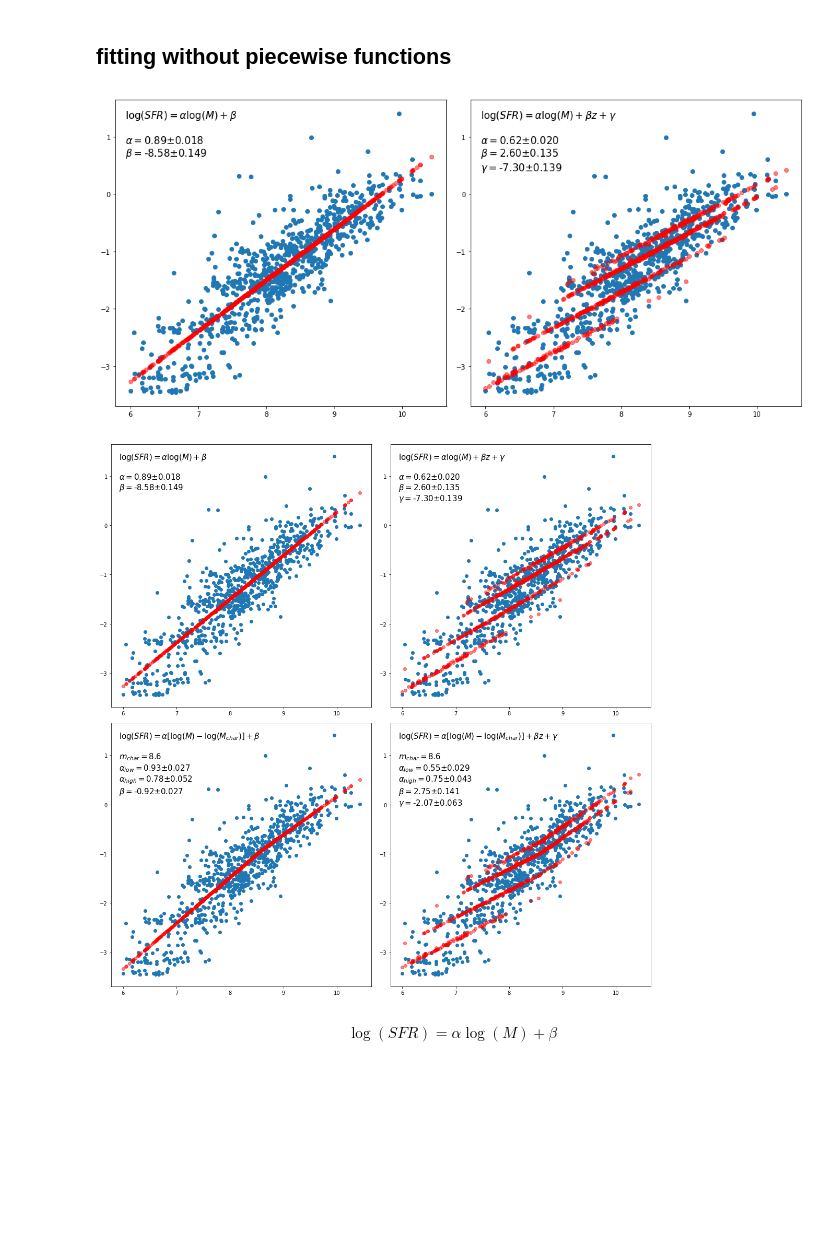
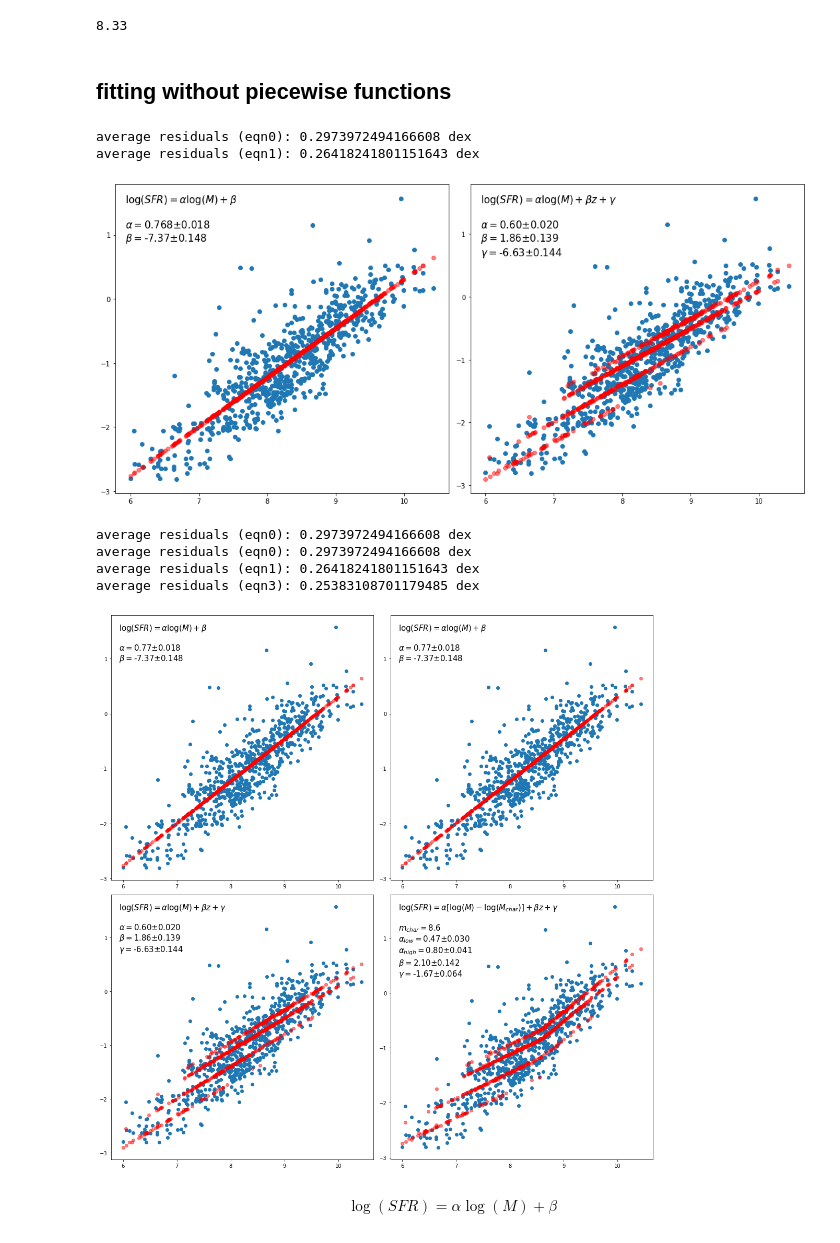
Before and after one commit to kaitshin/LowM_MainSequence, a Jupyter notebook: notebooks/comparing_models.ipynb, the cells around one changed output. Drawn from its saved outputs; the diff is of its cells as text; code cells hidden in the pictures; blank space fills up the shorter version.

```diff
--- a/notebooks/comparing_models.ipynb
+++ b/notebooks/comparing_models.ipynb
@@ -15,18 +27,26 @@ CUTOFF_MASS = 6.0
+# %%
+np.median(corr_tbl['stlr_mass'])
+# %% [output]
+8.33
 # %%
-corr_tbl = asc.read(FULL_PATH+'Main_Sequence/mainseq_corrections_tbl.txt',
-    guess=False, Reader=asc.FixedWidthTwoLine)
-good_sig_iis = np.where((corr_tbl['flux_sigma'] >= CUTOFF_SIGMA) &
-    (corr_tbl['stlr_mass'] >= CUTOFF_MASS))[0]
+corr_tbl = asc.read(config.FULL_PATH+config.mainseq_corrs_tbl, guess=False, Reader=asc.FixedWidthTwoLine)
+good_sig_iis = np.where((corr_tbl['flux_sigma'] >= config.CUTOFF_SIGMA)
+                        & (corr_tbl['stlr_mass'] >= config.CUTOFF_MASS))[0]
 corr_tbl = corr_tbl[good_sig_iis]
 
-filts = corr_tbl['filt'].data
-sigmas = corr_tbl['meas_errs'].data
-mass = corr_tbl['stlr_mass'].data
 sfr = corr_tbl['met_dep_sfr'].data
 dust_corr_factor = corr_tbl['dust_corr_factor'].data
 filt_corr_factor = corr_tbl['filt_corr_factor'].data
 nii_ha_corr_factor = corr_tbl['nii_ha_corr_factor'].data
-sfrs = sfr+filt_corr_factor+nii_ha_corr_factor+dust_corr_factor
+FUV_corr_factor = get_FUV_corrs(corr_tbl)
+sfrs = sfr+filt_corr_factor+nii_ha_corr_factor+dust_corr_factor+FUV_corr_factor
+
+# test_sig_iis = np.where((corr_tbl['stlr_mass'] >= 7.5) & (corr_tbl['stlr_mass'] <= 8.5))[0]
+# sfrs = sfrs[test_sig_iis]
+# corr_tbl = corr_tbl[test_sig_iis]
+filts = corr_tbl['filt'].data
+sigmas = corr_tbl['meas_errs'].data
+mass = corr_tbl['stlr_mass'].data
 
 z_sp = corr_tbl['zspec0'].data
 no_spectra  = np.where((z_sp <= 0) | (z_sp > 9))[0]
@@ -68,8 +73,9 @@ def funcN(mass, gamma):
 # %% [markdown]
 ## fitting without piecewise functions
 # %%
+# residual = data - model
+
 f, axes = plt.subplots(1,2)
-# axarr = np.ndarray.flatten(axes)
 f.set_size_inches(15,7)
 
 for ax, func, eqn_str in zip(axes, [func0, func1], [eqn0, eqn1]):
@@ -79,14 +85,16 @@ for ax, func, eqn_str in zip(axes, [func0, func1], [eqn0, eqn1]):
         params, pcov = optimize.curve_fit(func, mass, sfrs)
         perr = np.sqrt(np.diag(pcov))
         ax.plot(mass, func(mass, *params), 'ro', alpha=0.5)
+        print('average residuals (eqn0):', np.mean(abs(sfrs - func(mass, *params))), 'dex')
         ax.text(0.03,0.97,eqn_str+
-            '\n\n'+r'$\alpha=$'+'%.2f'%params[0]+r'$\pm$'+'%.3f'%perr[0]+
+            '\n\n'+r'$\alpha=$'+'%.3f'%params[0]+r'$\pm$'+'%.3f'%perr[0]+
             '\n'+r'$\beta=$'+'%.2f'%params[1]+r'$\pm$'+'%.3f'%perr[1],
             transform=ax.transAxes,fontsize=15,ha='left',va='top')
     else: # w/ redshift dependence
         params, pcov = optimize.curve_fit(func, mz_data, sfrs)
         perr = np.sqrt(np.diag(pcov))
         ax.plot(mass, func(mz_data, *params), 'ro', alpha=0.5)
+        print('average residuals (eqn1):', np.mean(abs(sfrs - func(mz_data, *params))), 'dex')
         ax.text(0.03,0.97,eqn_str+
             '\n\n'+r'$\alpha=$'+'%.2f'%params[0]+r'$\pm$'+'%.3f'%perr[0]+
             '\n'+r'$\beta=$'+'%.2f'%params[1]+r'$\pm$'+'%.3f'%perr[1]+
@@ -97,19 +105,22 @@ for ax, func, eqn_str in zip(axes, [func0, func1], [eqn0, eqn1]):
 plt.tight_layout()
 plt.show()
 # %% [output]
+average residuals (eqn0): 0.2973972494166608 dex
+average residuals (eqn1): 0.26418241801151643 dex
-[figure, old version]
+[figure, new version]
 # %%
 f, axes = plt.subplots(2,2)
 axarr = np.ndarray.flatten(axes)
 f.set_size_inches(15,15)
 
-for ax, func, eqn_str in zip(axarr, [func0, func1, func2, func3], [eqn0, eqn1, eqn2, eqn3]):
+for ax, func, eqn_str in zip(axarr, [func0, func0, func1, func3], [eqn0, eqn0, eqn1, eqn3]):
     ax.plot(mass, sfrs, 'o')
     if 'char' not in eqn_str:
         if 'gamma' not in eqn_str: # just a line w/o redshift dependence
             params, pcov = optimize.curve_fit(func, mass, sfrs)
             perr = np.sqrt(np.diag(pcov))
             ax.plot(mass, func(mass, *params), 'ro', alpha=0.5)
+            print('average residuals (eqn0):', np.mean(abs(sfrs - func(mass, *params))), 'dex')
             ax.text(0.03,0.97,eqn_str+
                 '\n\n'+r'$\alpha=$'+'%.2f'%params[0]+r'$\pm$'+'%.3f'%perr[0]+
                 '\n'+r'$\beta=$'+'%.2f'%params[1]+r'$\pm$'+'%.3f'%perr[1],
@@ -118,40 +129,46 @@ for ax, func, eqn_str in zip(axarr, [func0, func1, func2, func3], [eqn0, eqn1, e
             params, pcov = optimize.curve_fit(func, mz_data, sfrs)
             perr = np.sqrt(np.diag(pcov))
             ax.plot(mass, func(mz_data, *params), 'ro', alpha=0.5)
+            print('average residuals (eqn1):', np.mean(abs(sfrs - func(mz_data, *params))), 'dex')
             ax.text(0.03,0.97,eqn_str+
                 '\n\n'+r'$\alpha=$'+'%.2f'%params[0]+r'$\pm$'+'%.3f'%perr[0]+
                 '\n'+r'$\beta=$'+'%.2f'%params[1]+r'$\pm$'+'%.3f'%perr[1]+
                 '\n'+r'$\gamma=$'+'%.2f'%params[2]+r'$\pm$'+'%.3f'%perr[2],
                 transform=ax.transAxes,fontsize=15,ha='left',va='top')
     else:
         if 'gamma' not in eqn_str:
             m_char = 8.6 # 9.1
             params, pcov = optimize.curve_fit(func, mass, sfrs)
             perr = np.sqrt(np.diag(pcov))
             ax.plot(mass, func(mass, *params), 'ro', alpha=0.5)
             ax.text(0.03,0.97,eqn_str+
                 '\n\n'+r'$m_{char}=$'+str(m_char)+
                 '\n'+r'$\alpha_{low}=$'+'%.2f'%params[0]+r'$\pm$'+'%.3f'%perr[0]+
                 '\n'+r'$\alpha_{high}=$'+'%.2f'%params[1]+r'$\pm$'+'%.3f'%perr[1]+
                 '\n'+r'$\beta=$'+'%.2f'%params[2]+r'$\pm$'+'%.3f'%perr[2],
                 transform=ax.transAxes,fontsize=15,ha='left',va='top')
         else:
             m_char = 8.6
             params, pcov = optimize.curve_fit(func, mz_data, sfrs)
             perr = np.sqrt(np.diag(pcov))
             ax.plot(mass, func(mz_data, *params), 'ro', alpha=0.5)
+            print('average residuals (eqn3):', np.mean(abs(sfrs - func(mz_data, *params))), 'dex')
             ax.text(0.03,0.97,eqn_str+
                 '\n\n'+r'$m_{char}=$'+str(m_char)+
                 '\n'+r'$\alpha_{low}=$'+'%.2f'%params[0]+r'$\pm$'+'%.3f'%perr[0]+
                 '\n'+r'$\alpha_{high}=$'+'%.2f'%params[1]+r'$\pm$'+'%.3f'%perr[1]+
                 '\n'+r'$\beta=$'+'%.2f'%params[2]+r'$\pm$'+'%.3f'%perr[2]+
                 '\n'+r'$\gamma=$'+'%.2f'%params[3]+r'$\pm$'+'%.3f'%perr[3],
                 transform=ax.transAxes,fontsize=15,ha='left',va='top')
 
 plt.tight_layout()
 plt.show()
 # %% [output]
+average residuals (eqn0): 0.2973972494166608 dex
+average residuals (eqn0): 0.2973972494166608 dex
+average residuals (eqn1): 0.26418241801151643 dex
+average residuals (eqn3): 0.25383108701179485 dex
-[figure, old version]
+[figure, new version]
 # %% [markdown]
 $$\log(SFR) = \alpha \log(M) + \beta$$
 # %%
```
Also changed, not shown: parts of 3 cells of this notebook.
